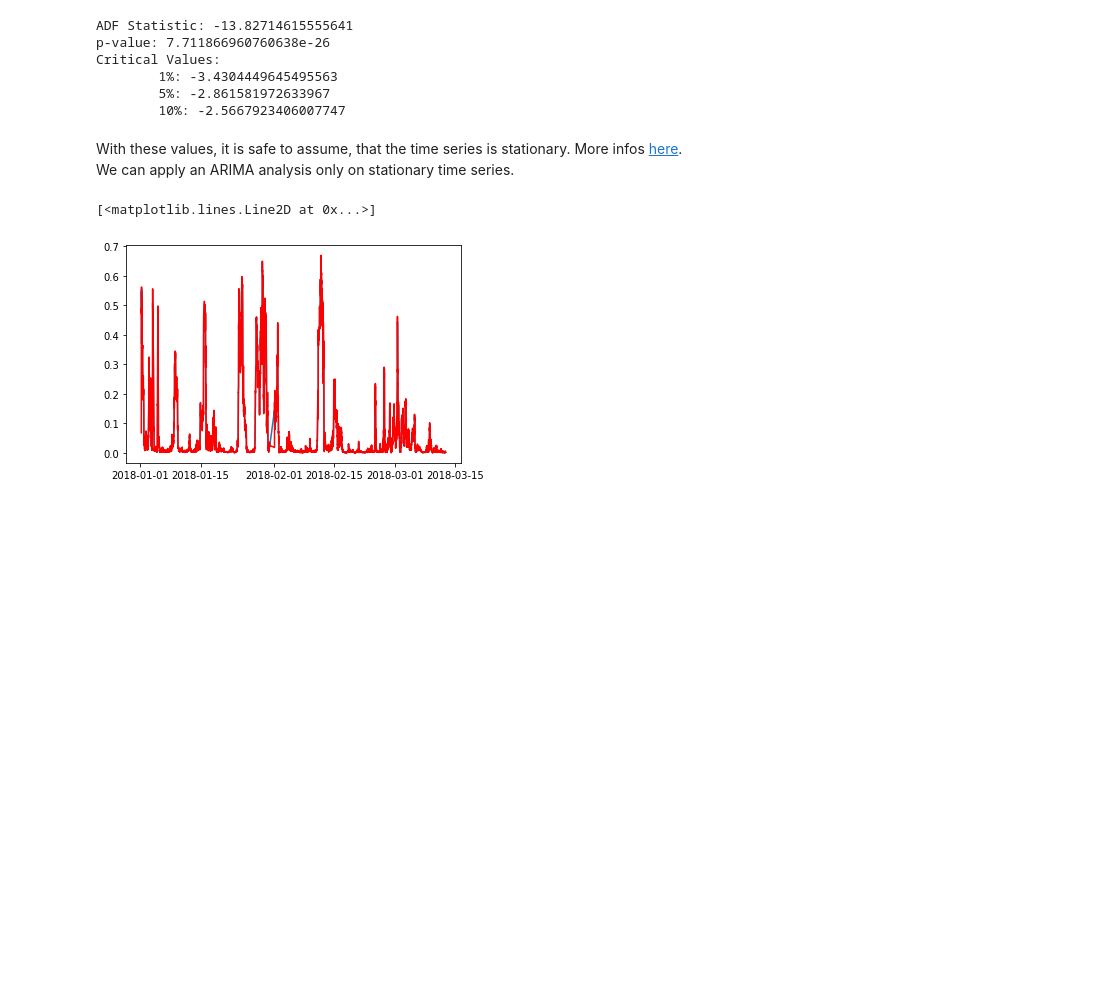
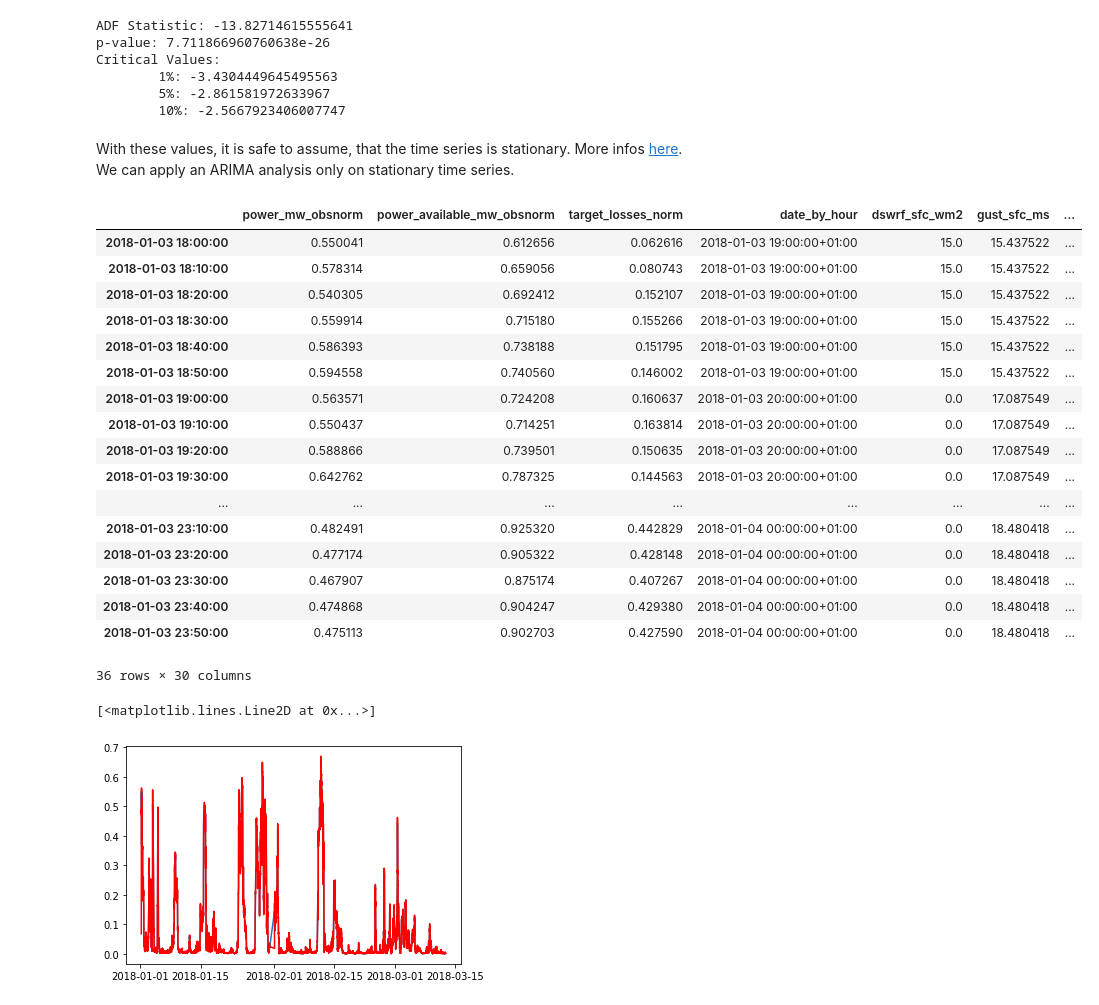
Before and after one commit to ThomTe314/capstone_quadra, a Jupyter notebook: Capstone ML.ipynb, the cells around one changed output. Saved outputs shown, nothing was run; the diff lists cells and outputs as text; code cells hidden in the pictures; blank space fills up the shorter version.

```diff
--- a/Capstone ML.ipynb
+++ b/Capstone ML.ipynb
@@ -246,3 +308,5 @@ Critical Values:
 # %% [markdown]
 With these values, it is safe to assume, that the time series is stationary. More infos [here](https://www.machinelearningplus.com/time-series/augmented-dickey-fuller-test/ "Article about ADF at Machine Learning Plus").
 We can apply an ARIMA analysis only on stationary time series.
+# %%
+date_list = pd.date_range(clean_df.index[0], clean_df.index[-1], freq='6H')
@@ -248,0 +324,21 @@ We can apply an ARIMA analysis only on stationary time series.
+# %%
+clean_df[(clean_df.index >= date_list[9+1]) & (clean_df.index < date_list[9+2])]
+# %% [output]
+|  | power_mw_obsnorm | power_available_mw_obsnorm | target_losses_norm | date_by_hour | dswrf_sfc_wm2 | gust_sfc_ms | ... |
+| 2018-01-03 18:00:00 | 0.550041 | 0.612656 | 0.062616 | 2018-01-03 19:00:00+01:00 | 15.0 | 15.437522 | ... |
+| 2018-01-03 18:10:00 | 0.578314 | 0.659056 | 0.080743 | 2018-01-03 19:00:00+01:00 | 15.0 | 15.437522 | ... |
+| 2018-01-03 18:20:00 | 0.540305 | 0.692412 | 0.152107 | 2018-01-03 19:00:00+01:00 | 15.0 | 15.437522 | ... |
+| 2018-01-03 18:30:00 | 0.559914 | 0.715180 | 0.155266 | 2018-01-03 19:00:00+01:00 | 15.0 | 15.437522 | ... |
+| 2018-01-03 18:40:00 | 0.586393 | 0.738188 | 0.151795 | 2018-01-03 19:00:00+01:00 | 15.0 | 15.437522 | ... |
+| 2018-01-03 18:50:00 | 0.594558 | 0.740560 | 0.146002 | 2018-01-03 19:00:00+01:00 | 15.0 | 15.437522 | ... |
+| 2018-01-03 19:00:00 | 0.563571 | 0.724208 | 0.160637 | 2018-01-03 20:00:00+01:00 | 0.0 | 17.087549 | ... |
+| 2018-01-03 19:10:00 | 0.550437 | 0.714251 | 0.163814 | 2018-01-03 20:00:00+01:00 | 0.0 | 17.087549 | ... |
+| 2018-01-03 19:20:00 | 0.588866 | 0.739501 | 0.150635 | 2018-01-03 20:00:00+01:00 | 0.0 | 17.087549 | ... |
+| 2018-01-03 19:30:00 | 0.642762 | 0.787325 | 0.144563 | 2018-01-03 20:00:00+01:00 | 0.0 | 17.087549 | ... |
+| ... | ... | ... | ... | ... | ... | ... | ... |
+| 2018-01-03 23:10:00 | 0.482491 | 0.925320 | 0.442829 | 2018-01-04 00:00:00+01:00 | 0.0 | 18.480418 | ... |
+| 2018-01-03 23:20:00 | 0.477174 | 0.905322 | 0.428148 | 2018-01-04 00:00:00+01:00 | 0.0 | 18.480418 | ... |
+| 2018-01-03 23:30:00 | 0.467907 | 0.875174 | 0.407267 | 2018-01-04 00:00:00+01:00 | 0.0 | 18.480418 | ... |
+| 2018-01-03 23:40:00 | 0.474868 | 0.904247 | 0.429380 | 2018-01-04 00:00:00+01:00 | 0.0 | 18.480418 | ... |
+| 2018-01-03 23:50:00 | 0.475113 | 0.902703 | 0.427590 | 2018-01-04 00:00:00+01:00 | 0.0 | 18.480418 | ... |
+36 rows × 30 columns
```
Also changed, not shown: parts of 23 cells of this notebook, 1 other file.
